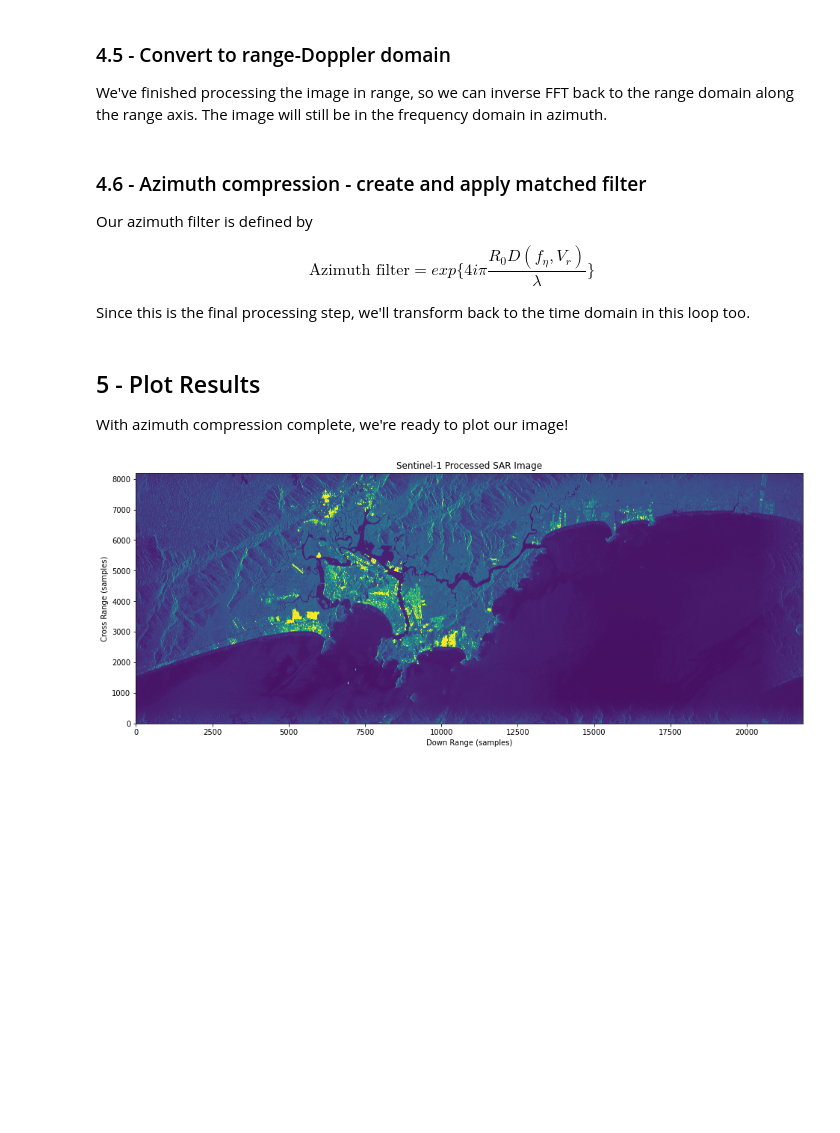
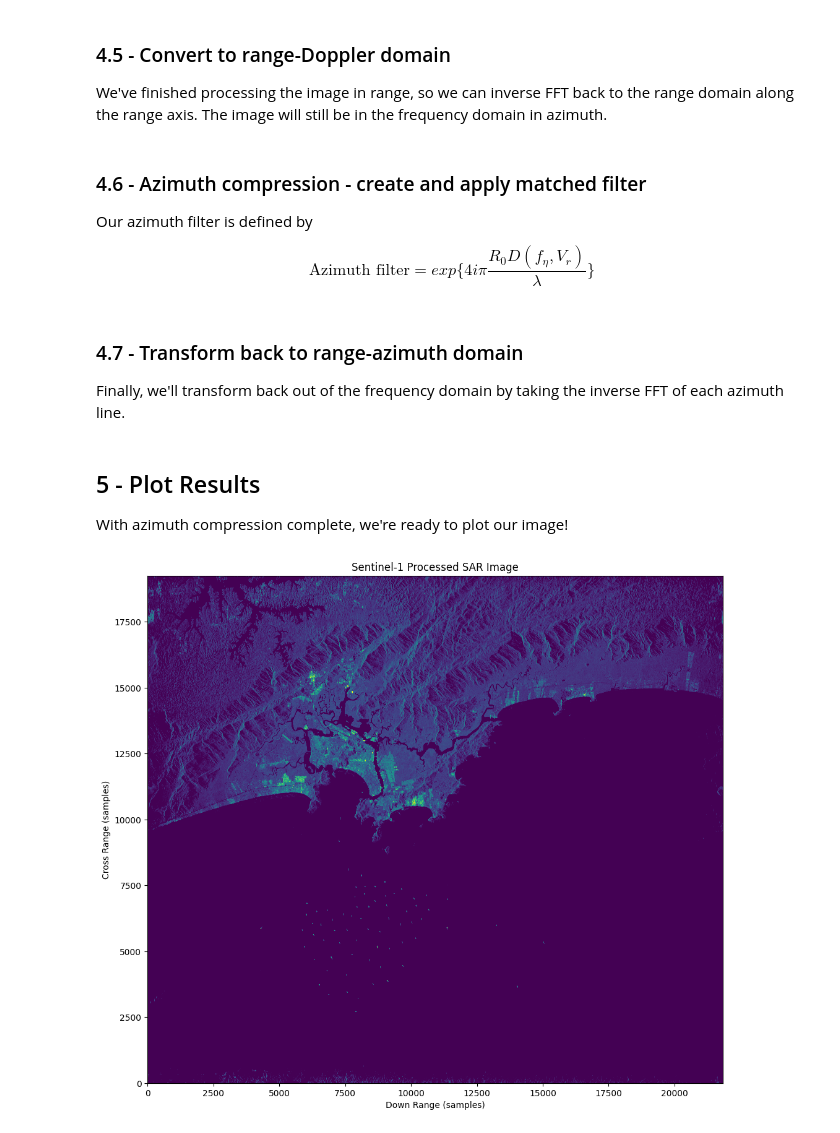
Before and after one commit to Rich-Hall/sentinel1Level0DecodingDemo, a Jupyter notebook: sentinel1Level0DecodingDemo.ipynb, the cells around one changed output. Drawn from its saved outputs; the diff is of its cells as text; code cells hidden in the pictures; blank space fills up the shorter version.

```diff
--- a/sentinel1Level0DecodingDemo.ipynb
+++ b/sentinel1Level0DecodingDemo.ipynb
@@ -214,18 +222,11 @@ for i in range(len_az_line):
 
 We're going to be doing almost all our calculations in the frequency domain, so the first step is to FFT along the azimuth and range axes.
 # %%
-freq_domain_data = np.zeros((len_az_line, len_range_line), dtype=complex)
+# FFT each range line
+radar_data = np.fft.fft(radar_data, axis=1)
 
-for az_index in range(len_az_line):
-    range_line = iq_array[az_index, :]
-    range_fft = np.fft.fft(range_line)
-    freq_domain_data[az_index, :] = range_fft
-
-for range_index in range(len_range_line):
-    az_line = freq_domain_data[:, range_index]
-    az_fft = np.fft.fft(az_line)
-    az_fft = np.fft.fftshift(az_fft)
-    freq_domain_data[:, range_index] = az_fft
+# FFT each azimuth line
+radar_data = np.fft.fftshift(np.fft.fft(radar_data, axis=0), axes=0)
 # %% [markdown]
 ### 4.3 - Range compression - create and apply matched filter
 
@@ -286,43 +293,40 @@ for az_index in range(len_az_line):
 
 We've finished processing the image in range, so we can inverse FFT back to the range domain along the range axis. The image will still be in the frequency domain in azimuth.
 # %%
-range_doppler_data = np.zeros((len_az_line, len_range_line), dtype=complex)
-for range_line_index in range(len_az_line):
-    ifft = np.fft.ifft(freq_domain_data[range_line_index, :])
-    ifft_sorted = np.fft.ifftshift(ifft)
-    range_doppler_data[range_line_index, :] = ifft_sorted
+radar_data = np.fft.ifftshift(np.fft.ifft(radar_data, axis=1), axes=1)
 # %% [markdown]
 ### 4.6 - Azimuth compression - create and apply matched filter
 
 Our azimuth filter is defined by
 
 $$\text{Azimuth filter} = exp\biggl\{4i\pi\frac{R_{0}D(f_{\eta}, V_{r})}{\lambda}\biggl\}$$
-
-Since this is the final processing step, we'll transform back to the time domain in this loop too.
 # %%
-# Create azimuth filter
-az_compressed_data = np.zeros((len_az_line, len_range_line), 'complex')
+# Create filter
+az_filter = np.exp(4j * np.pi * slant_range_vec * D / wavelength)
 
-for az_line_index in range(len_range_line):
-    d_vector = np.zeros(len_az_line)
-    this_az_filter = np.zeros(len_az_line, 'complex')
-    for i in range(len(az_freq_vals)):
-        this_az_filter[i] = cmath.exp(4j * cmath.pi * slant_range[i] * D[i, az_line_index] / wavelength)
-    result = range_doppler_data[:, az_line_index] * this_az_filter[:]
-    result = np.fft.ifft(result)
-    az_compressed_data[:, az_line_index] = result
+# Apply filter
+radar_data = np.multiply(radar_data, az_filter)
+
+del az_filter
+# %% [markdown]
+### 4.7 - Transform back to range-azimuth domain
+
+Finally, we'll transform back out of the frequency domain by taking the inverse FFT of each azimuth line.
+# %%
+radar_data = np.fft.ifft(radar_data, axis=0)
 # %% [markdown]
 ## 5 - Plot Results
 
 With azimuth compression complete, we're ready to plot our image!
 # %%
 # Plot final image
-plt.figure(figsize=(16,100))
+plt.figure(figsize=(12, 12))
 plt.title("Sentinel-1 Processed SAR Image")
-plt.imshow(abs(az_compressed_data[:,:]), vmin=0, vmax=2000, origin='lower')
+#plt.imshow(abs(radar_data[:,:]), vmin=0, vmax=2000, origin='lower')
+plt.imshow(abs(radar_data), origin='lower', norm=colors.LogNorm(vmin=300, vmax=10000))
 plt.xlabel("Down Range (samples)")
 plt.ylabel("Cross Range (samples)")
 plt.show()
 # %% [output]
-[figure, old version]
+[figure, new version]
 # %% [markdown]
```
Also changed, not shown: parts of 11 cells of this notebook.
